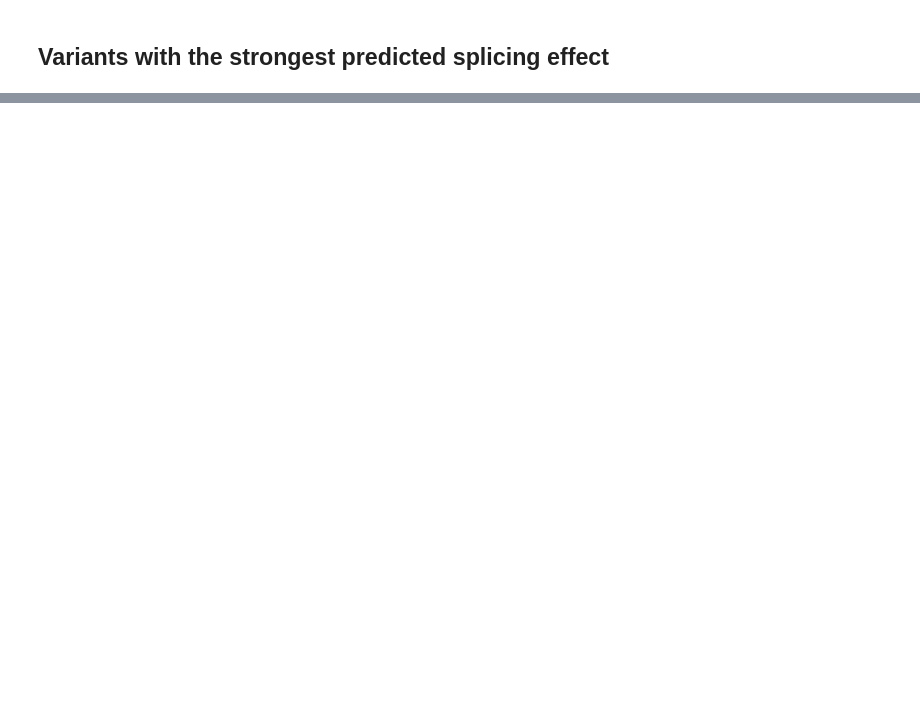
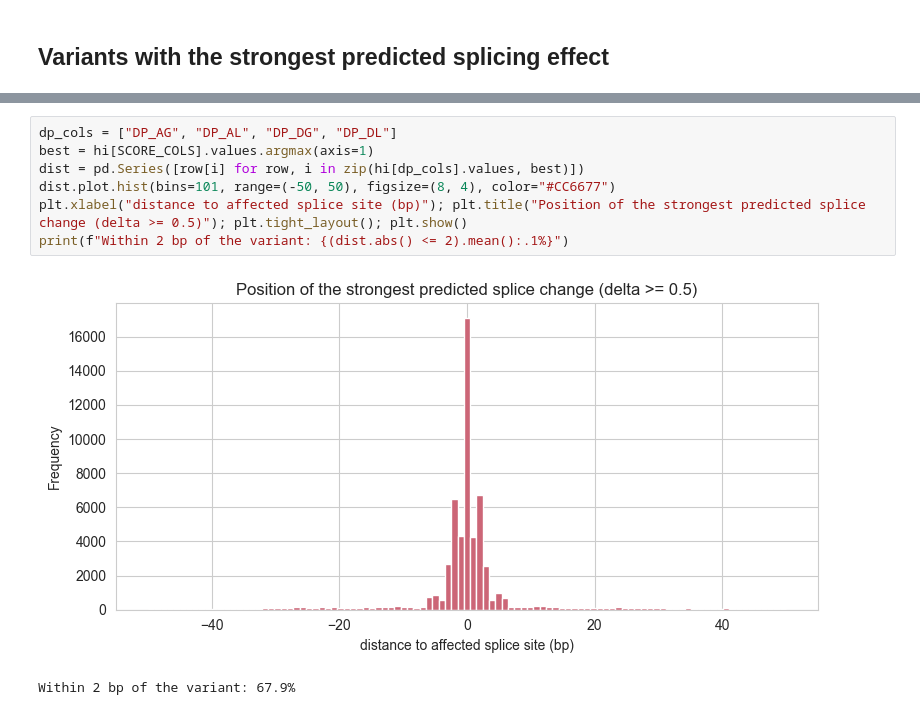
Before and after one commit to ddcohn/RBP_Isoforms_Variants, a Jupyter notebook: notebooks/spliceai_cmc_exploration.ipynb, the cells around one changed output, grey strips where cells are left out. Saved outputs shown, nothing was run; the diff lists cells and outputs as text; blank space fills up the shorter version.

```diff
--- a/notebooks/spliceai_cmc_exploration.ipynb
+++ b/notebooks/spliceai_cmc_exploration.ipynb
@@ -85,0 +107,10 @@ top_variants[["GENOMIC_MUTATION_ID"] + SCORE_COLS + ["DP_AG", "DP_AL", "DP_DG",
+# %%
+dp_cols = ["DP_AG", "DP_AL", "DP_DG", "DP_DL"]
+best = hi[SCORE_COLS].values.argmax(axis=1)
+dist = pd.Series([row[i] for row, i in zip(hi[dp_cols].values, best)])
+dist.plot.hist(bins=101, range=(-50, 50), figsize=(8, 4), color="#CC6677")
+plt.xlabel("distance to affected splice site (bp)"); plt.title("Position of the strongest predicted splice change (delta >= 0.5)"); plt.tight_layout(); plt.show()
+print(f"Within 2 bp of the variant: {(dist.abs() <= 2).mean():.1%}")
+# %% [output]
+[figure, added]
+Within 2 bp of the variant: 67.9%
```
Also changed, not shown: parts of 13 cells of this notebook.
